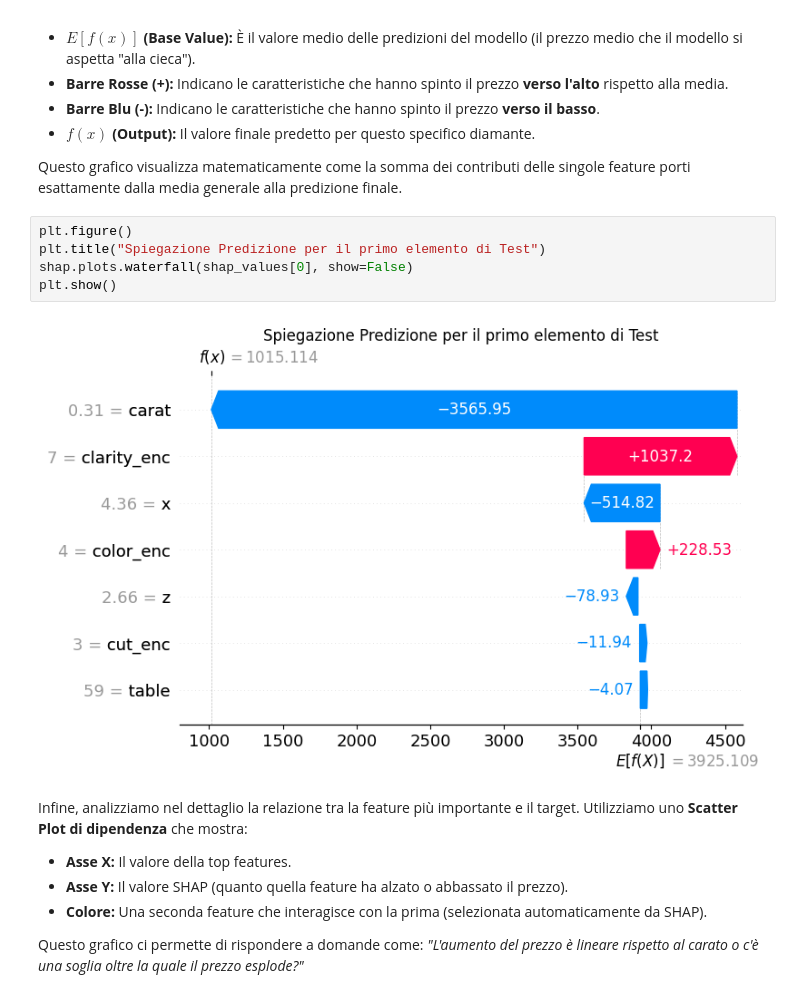
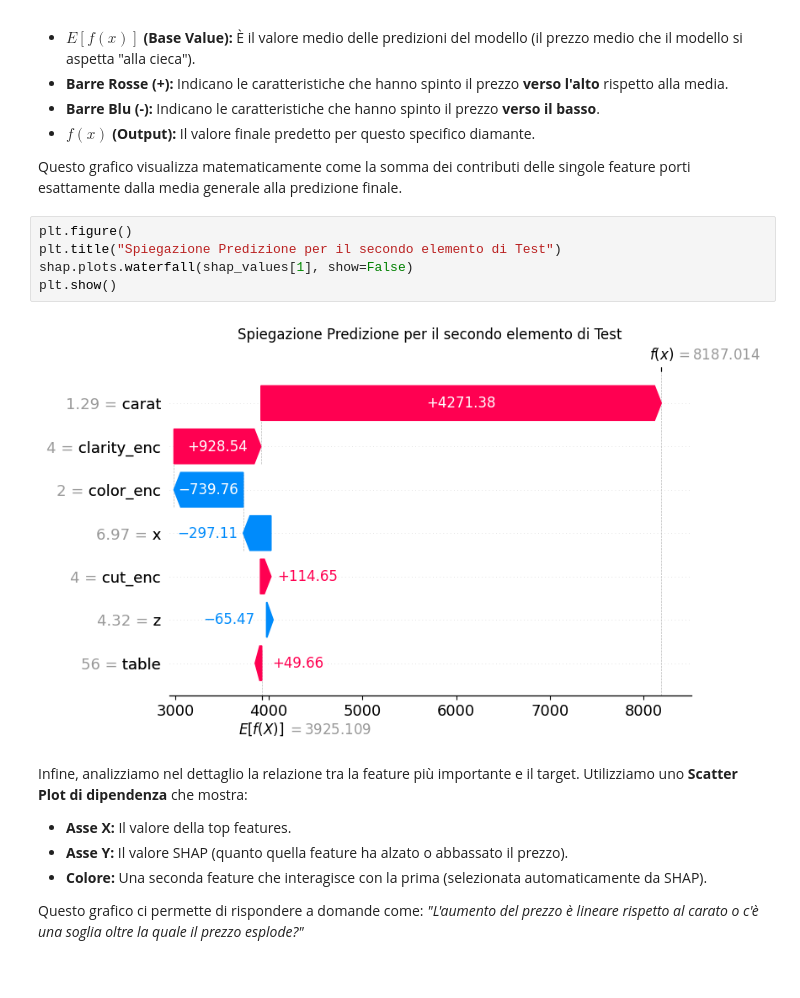
Before and after one commit to andreaperlini04/ML_project, a Jupyter notebook: project_diamonds.ipynb, the cells around one changed output. Saved outputs shown, nothing was run; the diff lists cells and outputs as text.

```diff
--- a/project_diamonds.ipynb
+++ b/project_diamonds.ipynb
@@ -417,11 +417,11 @@ Per questo utilizziamo il **Waterfall Plot** di SHAP.
 Questo grafico visualizza matematicamente come la somma dei contributi delle singole feature porti esattamente dalla media generale alla predizione finale.
 # %%
 plt.figure()
-plt.title("Spiegazione Predizione per il primo elemento di Test")
-shap.plots.waterfall(shap_values[0], show=False)
+plt.title("Spiegazione Predizione per il secondo elemento di Test")
+shap.plots.waterfall(shap_values[1], show=False)
 plt.show()
 # %% [output]
-[figure, old version]
+[figure, new version]
 # %% [markdown]
 Infine, analizziamo nel dettaglio la relazione tra la feature più importante e il target.
 Utilizziamo uno **Scatter Plot di dipendenza** che mostra:
```
Also changed, not shown: parts of 3 cells of this notebook.
